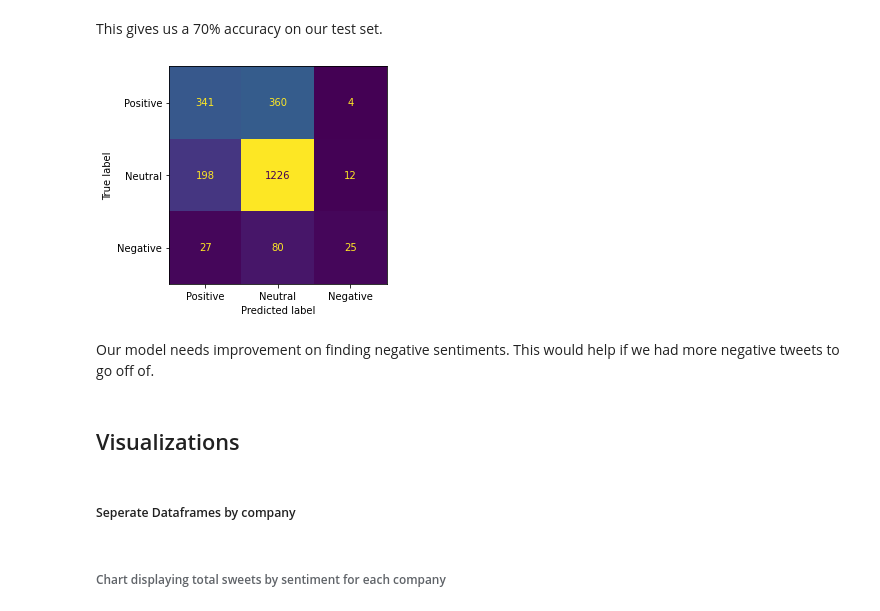
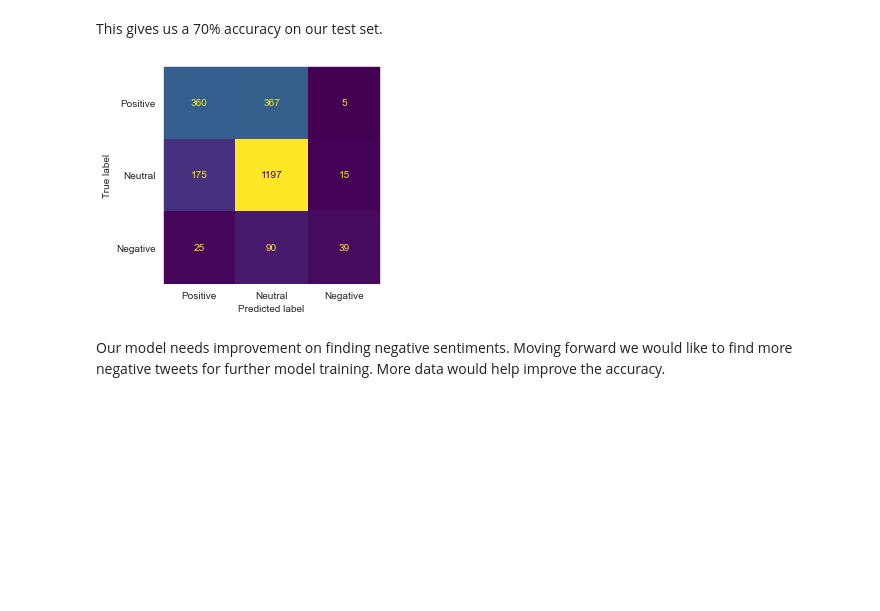
Before and after one commit to mmceld2/NLP-Analysis, a Jupyter notebook: Final_Notebook.ipynb, the cells around one changed output. Saved outputs shown, nothing was run; the diff lists cells and outputs as text; code cells hidden in the pictures; blank space fills up the shorter version.

```diff
--- a/Final_Notebook.ipynb
+++ b/Final_Notebook.ipynb
@@ -208,0 +173,4 @@ ax.set_title('Distribution of Sentiments',fontsize=14);
+# %%
+df = df.rename(columns={'tweet_text': 'Text','emotion_in_tweet_is_directed_at': 'Product',
+                        'is_there_an_emotion_directed_at_a_brand_or_product': 'Emotion','test':'Recovered Products',
+                        'product':'company','stem_text': 'clean_tweet'})
@@ -208,0 +209,6 @@ ax.set_title('Distribution of Sentiments',fontsize=14);
+# %%
+#Make a dictionary for the recovered products
+cat_dict = {'iphone' : 'Phone/iPad', 'android': 'Phone/iPad', 'ipad': 'Phone/iPad', 'apple':'Platform',
+'google':'Platform', 'ipad or iphone app': 'App', 'android app': 'App', 'other google product or service' : 'Other product/service',
+'other apple product or service': 'Other product/service', 'ios': 'Other product/service', 'itunes': 'Other product/service'}
+df['category'] = df['Recovered Products'].map(cat_dict)
@@ -209,12 +362,11 @@ ax.set_title('Distribution of Sentiments',fontsize=14);
 # %% [markdown]
 # Testing
 # %%
-# Map out our values to prepare for modeling
+#Map out our values to prepare for modeling
 target_dict = {'Negative emotion': 2, 'Neutral emotion': 1, 'Positive emotion': 0}
 df_test = df.copy()
-df_test['target'] = df['is_there_an_emotion_directed_at_a_brand_or_product'].map(target_dict)
 # %%
-X = df_test['lem_text'].str.join(' ')
+X = df_test['clean_tweet'].str.join(' ')
 y = df_test['target']
 # %%
 # Make Our test and train set
@@ -572,12 +693,9 @@ svc_pipe2.score(X_test,y_test)
 # %% [markdown]
 This gives us a 70% accuracy on our test set.
 # %%
-plot_confusion_matrix(svc_pipe2,X_test,y_test,display_labels=['Positive','Neutral','Negative'],colorbar=False);
+plot_confusion_matrix(svc_pipe2,X_test,y_test,display_labels=['Positive','Neutral','Negative'],colorbar=False)
+plt.grid(False);
 # %% [output]
-[figure, old version]
+[figure, new version]
 # %% [markdown]
-Our model needs improvement on finding negative sentiments. This would help if we had more negative tweets to go off of.
+Our model needs improvement on finding negative sentiments. Moving forward we would like to find more negative tweets for further model training. More data would help improve the accuracy.
-# %% [markdown]
-## Visualizations
-# %% [markdown]
-##### Seperate Dataframes by company
@@ -587,2 +701,0 @@ df_google = df.loc[df['company'] == 'google']
-# %% [markdown]
-######  Chart displaying total sweets by sentiment for each company
```
Also changed, not shown: parts of 95 cells of this notebook, 9 other files.
